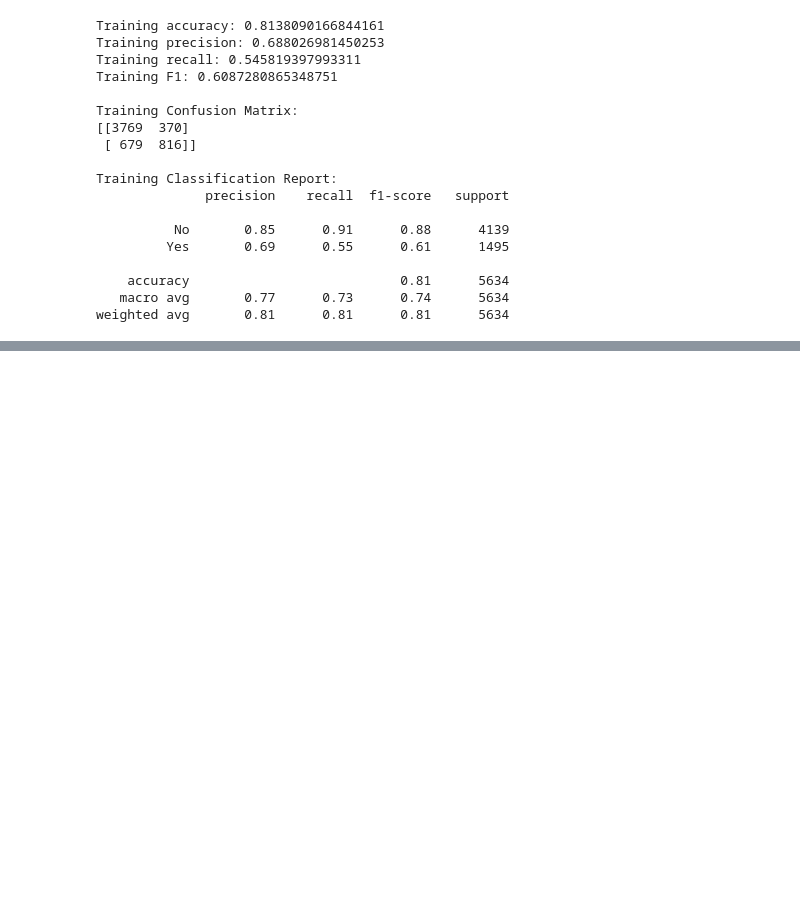
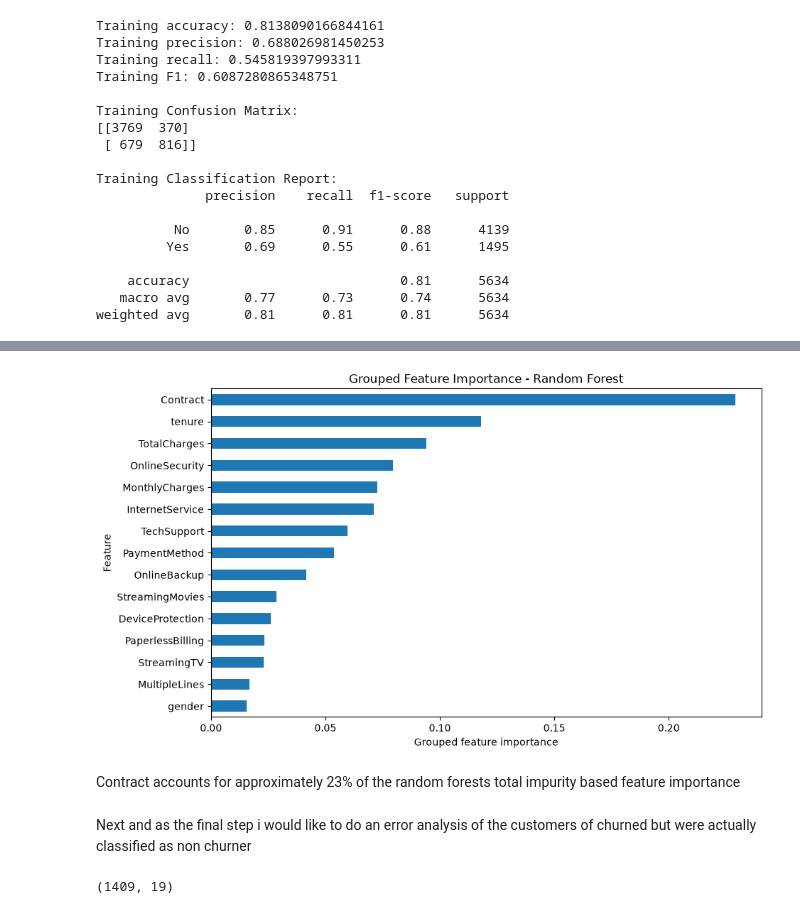
Before and after one commit to SuryanshThapliyal/IBM-Telco-customer-churn-prediction, a Jupyter notebook: customer_churn.ipynb, the cells around one changed output, grey strips where cells are left out. Cells and saved outputs as stored; diff of their text form; code cells hidden in the pictures; blank space fills up the shorter version.

```diff
--- a/customer_churn.ipynb
+++ b/customer_churn.ipynb
@@ -1881,0 +2135,32 @@ weighted avg       0.81      0.81      0.81      5634
+# %%
+categorical_cols = [
+    'gender',
+    'SeniorCitizen',
+    'Partner',
+    'Dependents',
+    'PhoneService',
+    'MultipleLines',
+    'InternetService',
+    'OnlineSecurity',
+    'OnlineBackup',
+    'DeviceProtection',
+    'TechSupport',
+    'StreamingTV',
+    'StreamingMovies',
+    'Contract',
+    'PaperlessBilling',
+    'PaymentMethod',
+    'tenure_group'
+]
+feature_importance["OriginalFeature"] = feature_importance["Feature"].apply(
+    lambda x: next(
+        (col for col in categorical_cols if col in x),
+        x.replace("nums__", "")
+    )
+)
+grouped_importance = (
+    feature_importance
+    .groupby("OriginalFeature")["Importance"]
+    .sum()
+    .sort_values(ascending=False)
+)
@@ -1881,0 +2187,15 @@ weighted avg       0.81      0.81      0.81      5634
+# %%
+plt.figure(figsize=(10, 6))
+
+grouped_importance.head(15).sort_values().plot(kind="barh")
+
+plt.xlabel("Grouped feature importance")
+plt.ylabel("Feature")
+plt.title("Grouped Feature Importance - Random Forest")
+plt.show()
+# %% [output]
+[figure, added]
+# %% [markdown]
+Contract accounts for approximately 23% of the random forests total impurity based feature importance
+# %% [markdown]
+Next and as the final step i would like to do an error analysis of the customers of churned but were actually classified as non churner
@@ -1881,0 +2207,4 @@ weighted avg       0.81      0.81      0.81      5634
+# %%
+X_test.shape
+# %% [output]
+(1409, 19)
```
Also changed, not shown: parts of 42 cells of this notebook.
